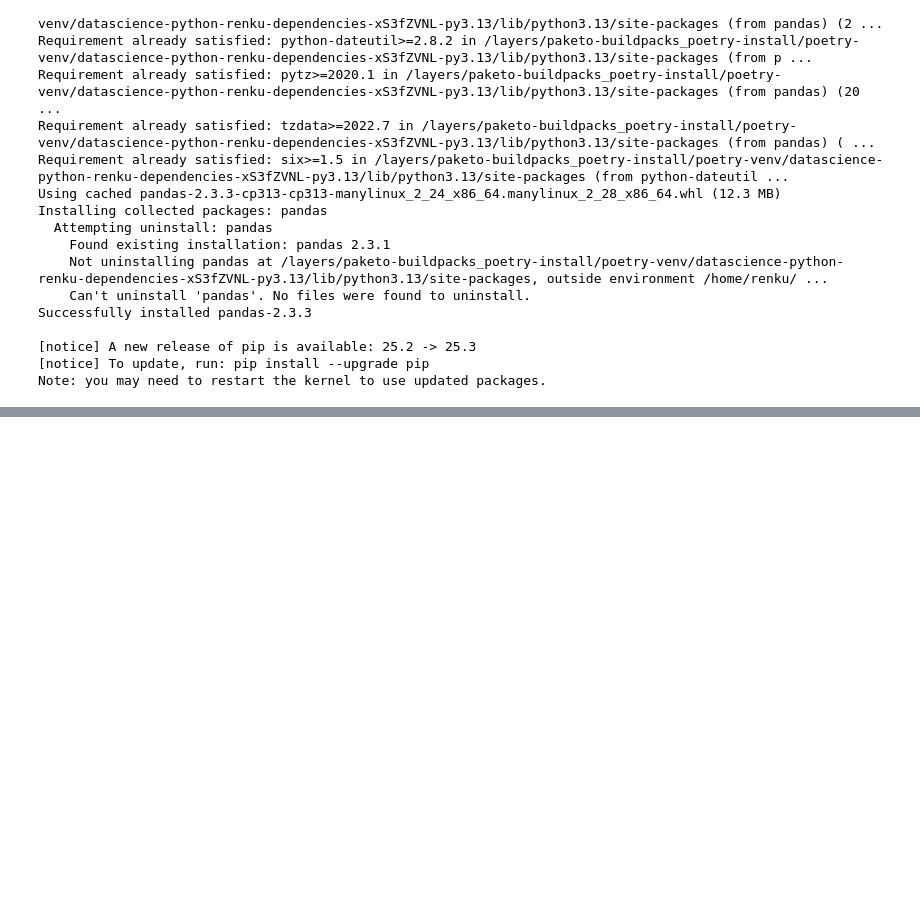
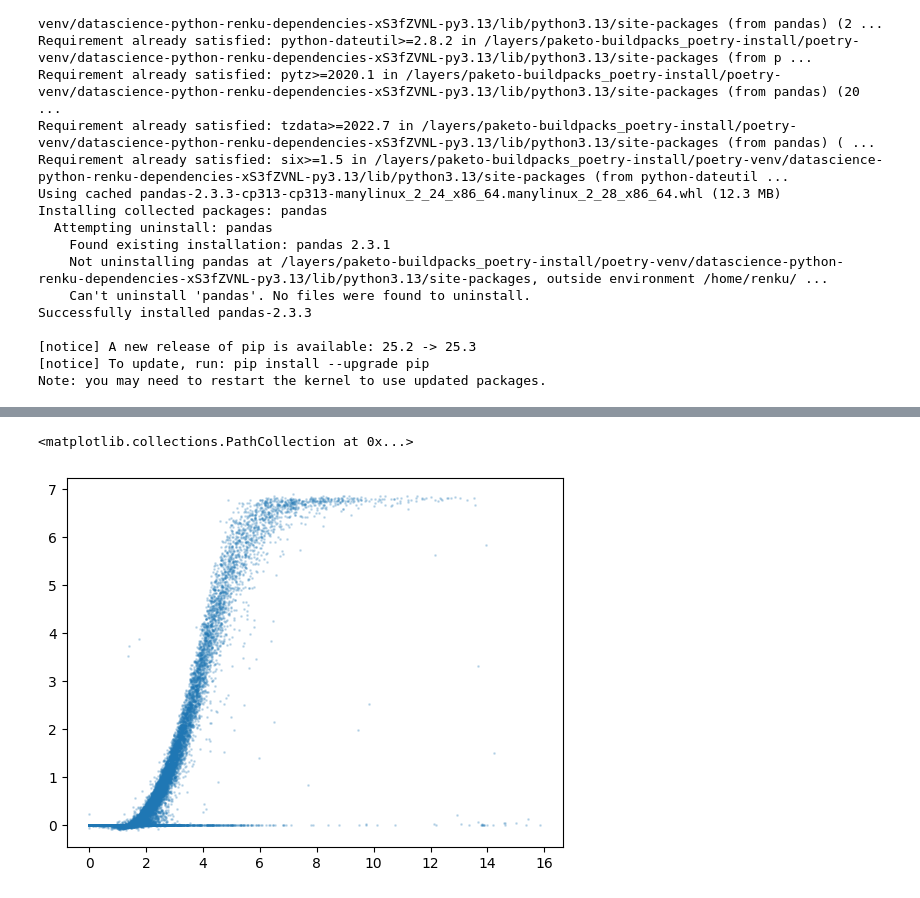
Before and after one commit to charlie9578/wedowind-static-yaw-ground-truth-challenge, a Jupyter notebook: basic_analysis.ipynb, the cells around one changed output, grey strips where cells are left out. Drawn from its saved outputs; the diff is of its cells as text; code cells hidden in the pictures; blank space fills up the shorter version.

```diff
--- a/basic_analysis.ipynb
+++ b/basic_analysis.ipynb
@@ -53,0 +49,5 @@ train_data
+# %%
+plt.scatter(train_data_10m["wind_speed"],train_data_10m["power_output"],s=1,alpha=0.2)
+# %% [output]
+<matplotlib.collections.PathCollection at 0x...>
+[figure, added]
```
Also changed, not shown: parts of 5 cells of this notebook.
